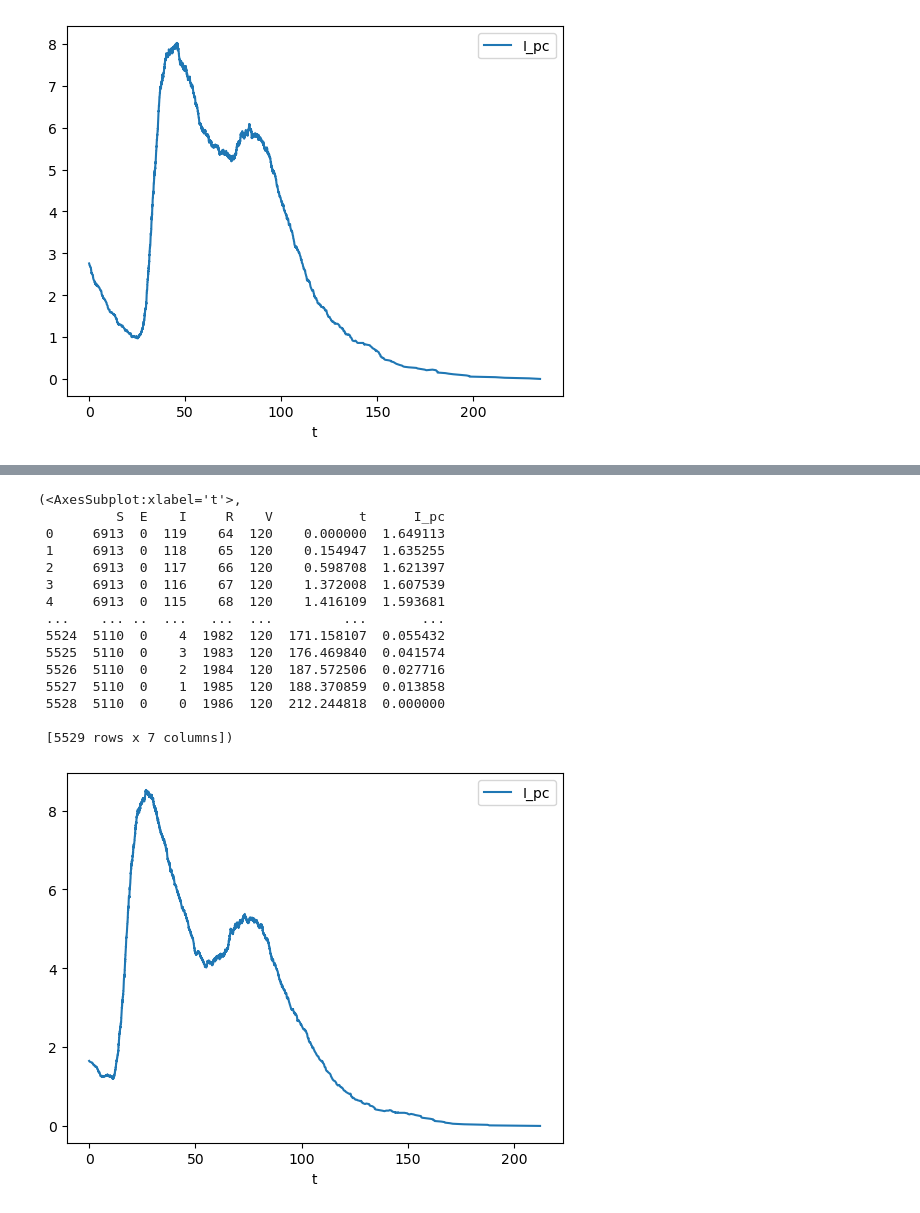
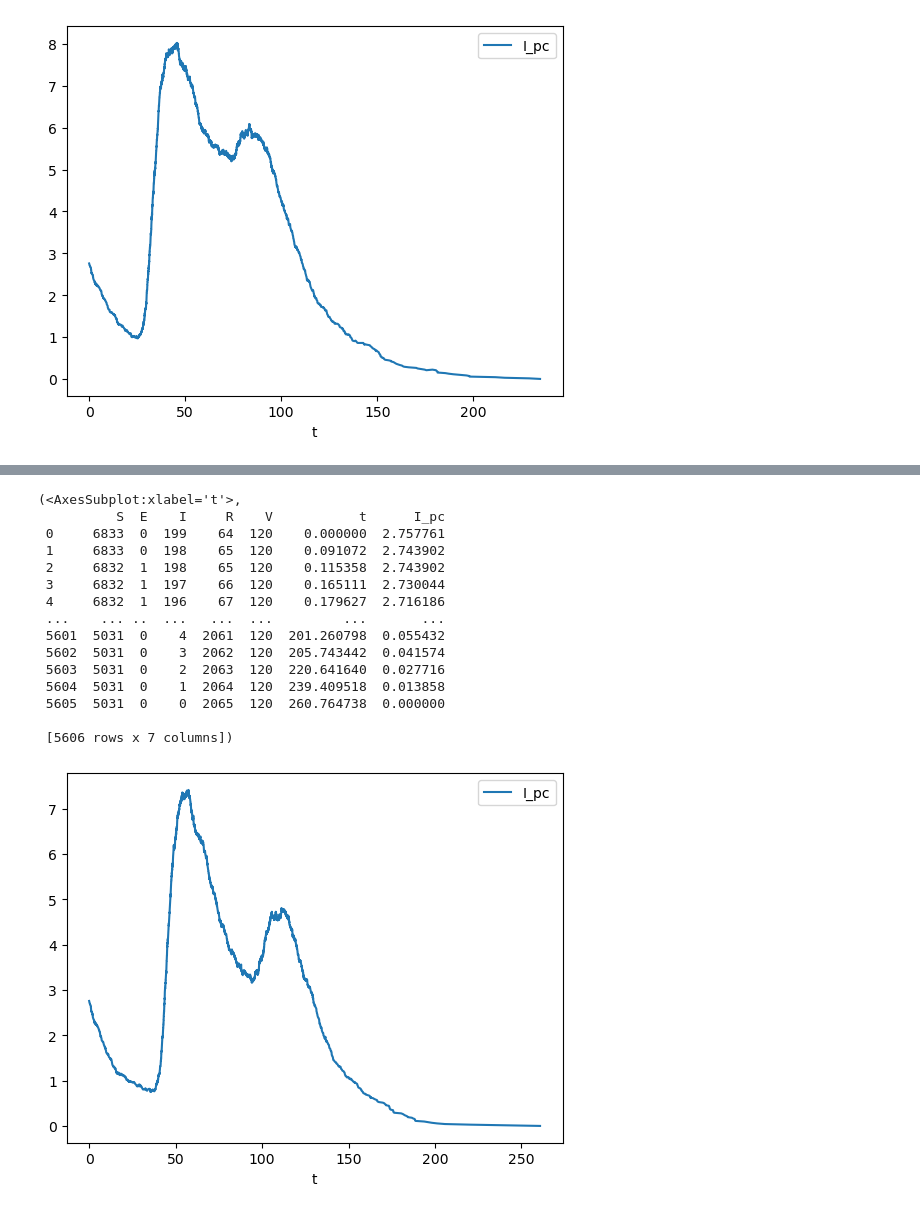
Before and after one commit to CarlosBarronG/INMEGEN_PROJECT, a Jupyter notebook: Modelo_SEIR_SEIRD_SEIRV.ipynb, the cells around one changed output, grey strips where cells are left out. Drawn from its saved outputs; the diff is of its cells as text; code cells hidden in the pictures.

```diff
--- a/Modelo_SEIR_SEIRD_SEIRV.ipynb
+++ b/Modelo_SEIR_SEIRD_SEIRV.ipynb
@@ -290,31 +290,31 @@ def funcion_SEIRV (g, gamma, tau, R0, Rt, min_ei_attribute, max_ei_attribute, mi
 # %%
 funcion_SEIRV(g_susana,
               gamma=1/14,
               tau=1/5.3,
               R0=2.5,
               Rt=1.18,
               min_ei_attribute=0.5,
               min_ir_attribute=0.5,
               max_ir_attribute=1,
               max_ei_attribute=1.5,
               recuperados_totales=80000,
-              infectados_totales=150000,
+              infectados_totales=250000,
               vacunados_totales=150000,
               poblacion_total=9000000)
 # %% [output]
 (<AxesSubplot:xlabel='t'>,
           S  E    I     R    V           t      I_pc
- 0     6913  0  119    64  120    0.000000  1.649113
- 1     6913  0  118    65  120    0.154947  1.635255
- 2     6913  0  117    66  120    0.598708  1.621397
- 3     6913  0  116    67  120    1.372008  1.607539
- 4     6913  0  115    68  120    1.416109  1.593681
+ 0     6833  0  199    64  120    0.000000  2.757761
+ 1     6833  0  198    65  120    0.091072  2.743902
+ 2     6832  1  198    65  120    0.115358  2.743902
+ 3     6832  1  197    66  120    0.165111  2.730044
+ 4     6832  1  196    67  120    0.179627  2.716186
  ...    ... ..  ...   ...  ...         ...       ...
- 5524  5110  0    4  1982  120  171.158107  0.055432
- 5525  5110  0    3  1983  120  176.469840  0.041574
- 5526  5110  0    2  1984  120  187.572506  0.027716
- 5527  5110  0    1  1985  120  188.370859  0.013858
- 5528  5110  0    0  1986  120  212.244818  0.000000
+ 5601  5031  0    4  2061  120  201.260798  0.055432
+ 5602  5031  0    3  2062  120  205.743442  0.041574
+ 5603  5031  0    2  2063  120  220.641640  0.027716
+ 5604  5031  0    1  2064  120  239.409518  0.013858
+ 5605  5031  0    0  2065  120  260.764738  0.000000
 
- [5529 rows x 7 columns])
+ [5606 rows x 7 columns])
-[figure, old version]
+[figure, new version]
```
Also changed, not shown: parts of 1 cell of this notebook.
